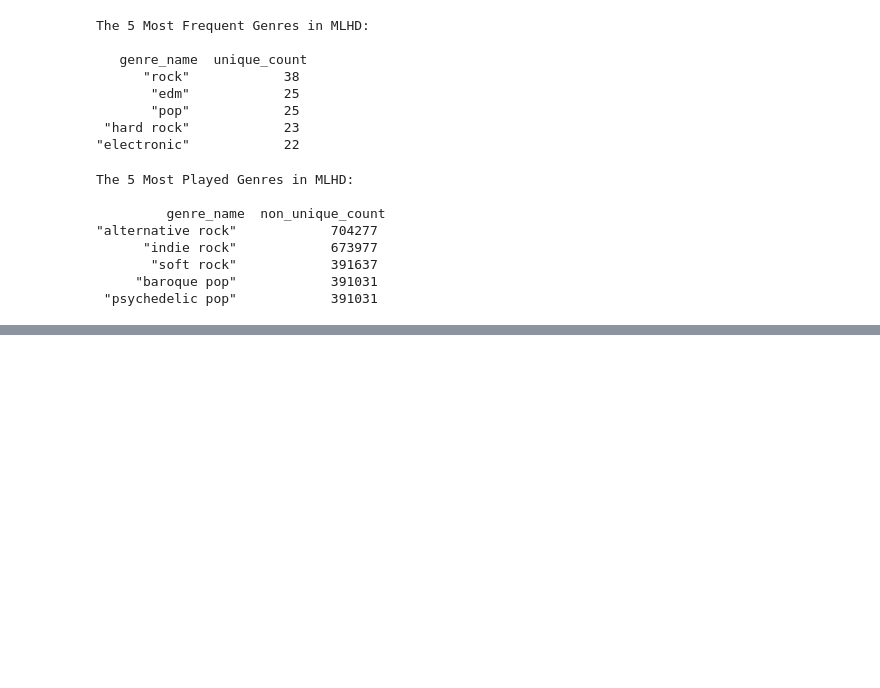
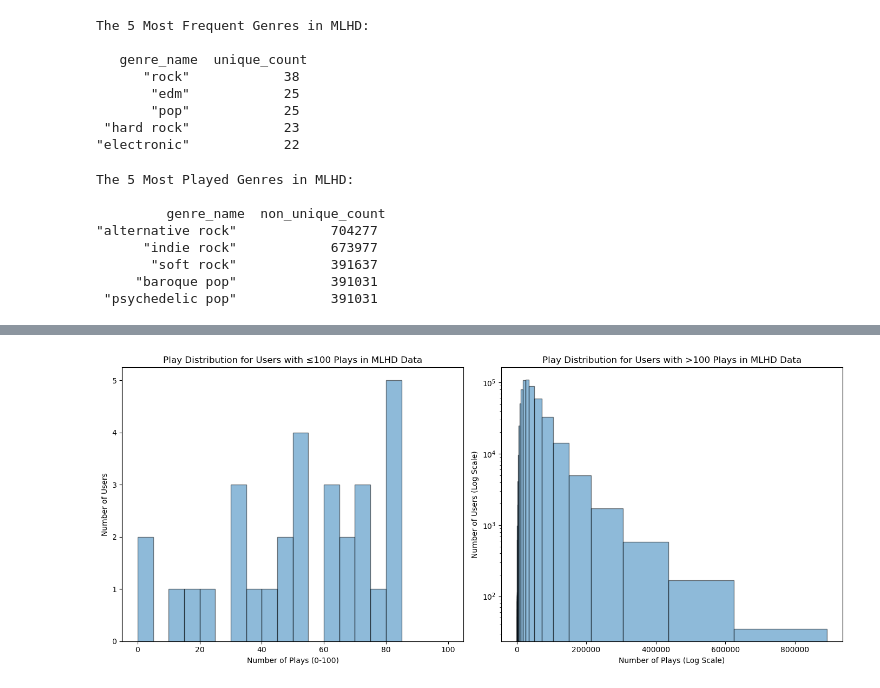
Before and after one commit to mdekstrand/musicdata-tools, a Jupyter notebook: datanalysis/analysis.ipynb, the cells around one changed output, grey strips where cells are left out. Saved outputs shown, nothing was run; the diff lists cells and outputs as text; code cells hidden in the pictures; blank space fills up the shorter version.

```diff
--- a/datanalysis/analysis.ipynb
+++ b/datanalysis/analysis.ipynb
@@ -243,0 +246,5 @@ The 5 Most Played Genres in MLHD:
+# %%
+# plot rating distribution over users
+query = f"SELECT * FROM read_parquet('{stat_path}/rating_count.parquet')"
+rating_count = conn.execute(query).fetchdf()
+rating_count.describe()
@@ -243,0 +261,32 @@ The 5 Most Played Genres in MLHD:
+# %%
+r_count = rating_count['rating_count']
+
+# seperate dense and sparse regions for better visualization
+dense_region = r_count[r_count <= 100]
+sparse_region = r_count[r_count > 100]
+
+# create logarithmic bins for ratings > 100
+bins = np.concatenate([
+    np.arange(100, 1001, 100),
+    np.logspace(np.log10(1000), np.log10(r_count.max()), 20)
+])
+
+
+fig, (ax1, ax2) = plt.subplots(1, 2, figsize=(14, 6))
+
+# plot dense region
+ax1.hist(dense_region, bins=np.arange(0, 101, 5), edgecolor='k', alpha=0.5)
+ax1.set_xlabel('Number of Plays (0-100)')
+ax1.set_ylabel('Number of Users')
+ax1.set_title('Play Distribution for Users with ≤100 Plays in MLHD Data')
+
+# plot sparse region (>100) with log scale
+ax2.hist(sparse_region, bins=bins, edgecolor='k', log=True, alpha=0.5)
+ax2.set_xlabel('Number of Plays (Log Scale)')
+ax2.set_ylabel('Number of Users (Log Scale)')
+ax2.set_title('Play Distribution for Users with >100 Plays in MLHD Data')
+
+plt.tight_layout()
+plt.show()
+# %% [output]
+[figure, added]
```
Also changed, not shown: parts of 4 cells of this notebook, 9 other files.
